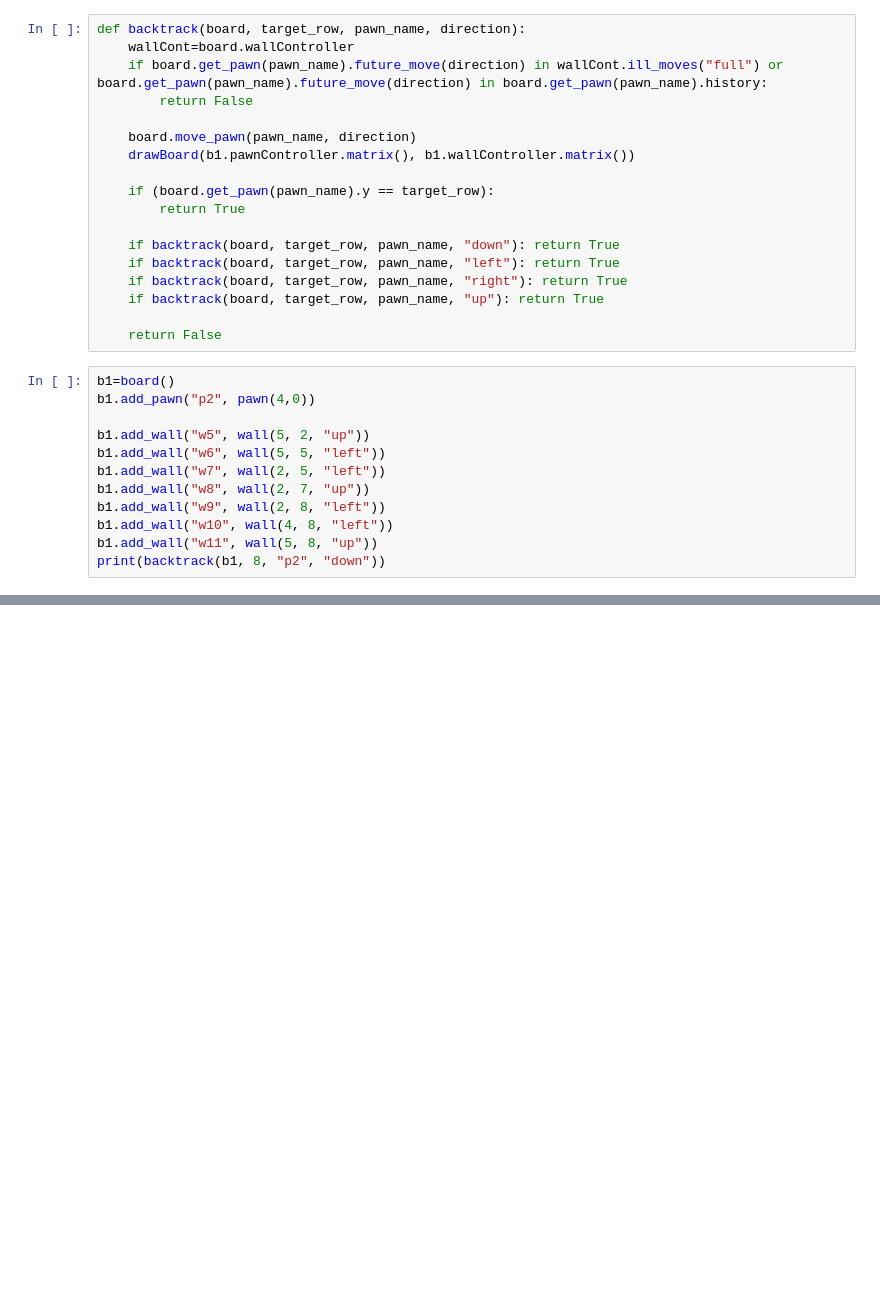
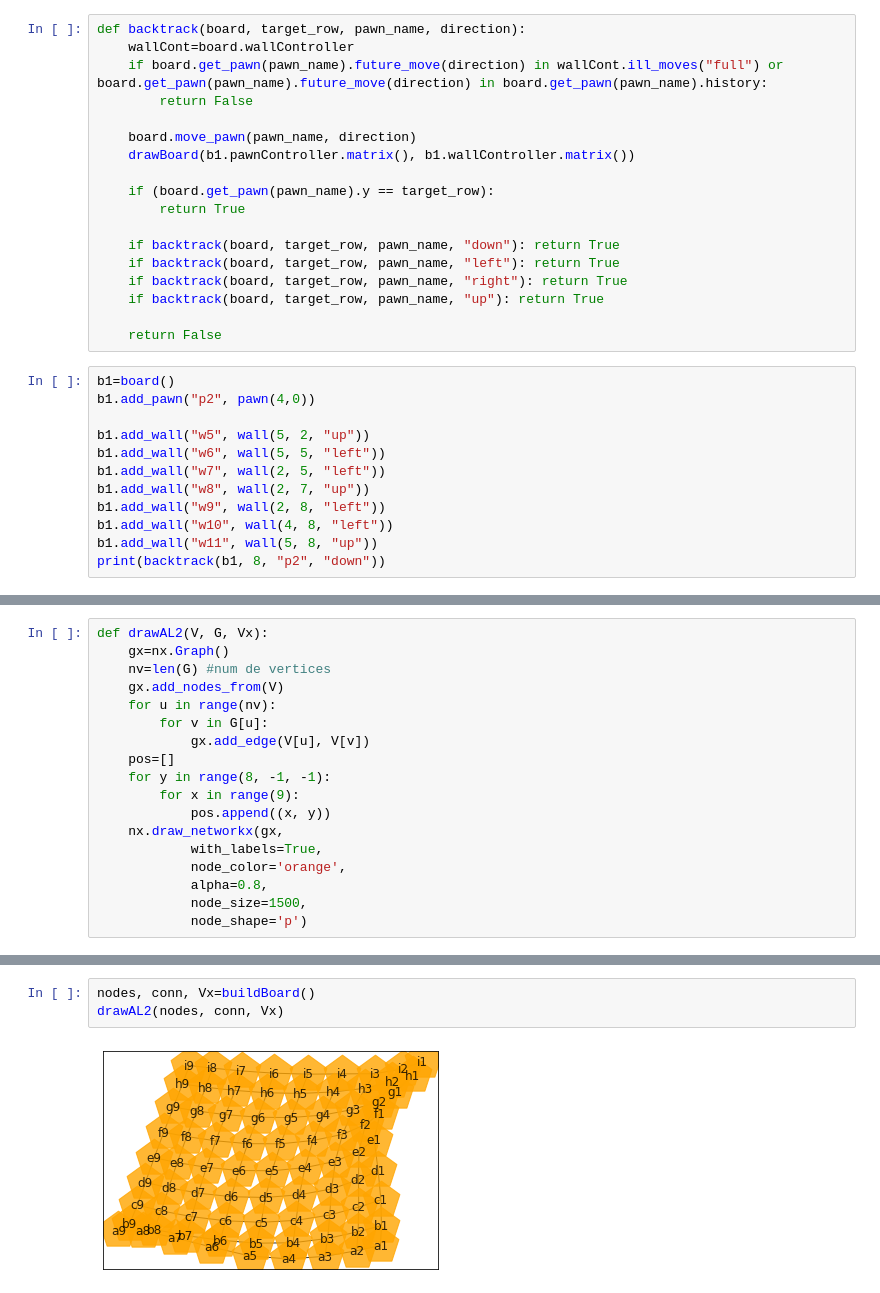
Before and after one commit to sadaakisz/Quoridor_Overthimker, a Jupyter notebook: Test_Notebook.ipynb, the cells around one changed output, grey strips where cells are left out. Cells and saved outputs as stored; diff of their text form; blank space fills up the shorter version.

```diff
--- a/Test_Notebook.ipynb
+++ b/Test_Notebook.ipynb
@@ -418,0 +454,18 @@ print(backtrack(b1, 8, "p2", "down"))
+# %%
+def drawAL2(V, G, Vx):
+    gx=nx.Graph()
+    nv=len(G) #num de vertices
+    gx.add_nodes_from(V)
+    for u in range(nv):
+        for v in G[u]:
+            gx.add_edge(V[u], V[v])
+    pos=[]
+    for y in range(8, -1, -1):
+        for x in range(9):
+            pos.append((x, y))
+    nx.draw_networkx(gx,
+            with_labels=True,
+            node_color='orange',
+            alpha=0.8,
+            node_size=1500,
+            node_shape='p')
@@ -418,0 +502,5 @@ print(backtrack(b1, 8, "p2", "down"))
+# %%
+nodes, conn, Vx=buildBoard()
+drawAL2(nodes, conn, Vx)
+# %% [output]
+[figure, added]
```
Also changed, not shown: parts of 4 cells of this notebook.
